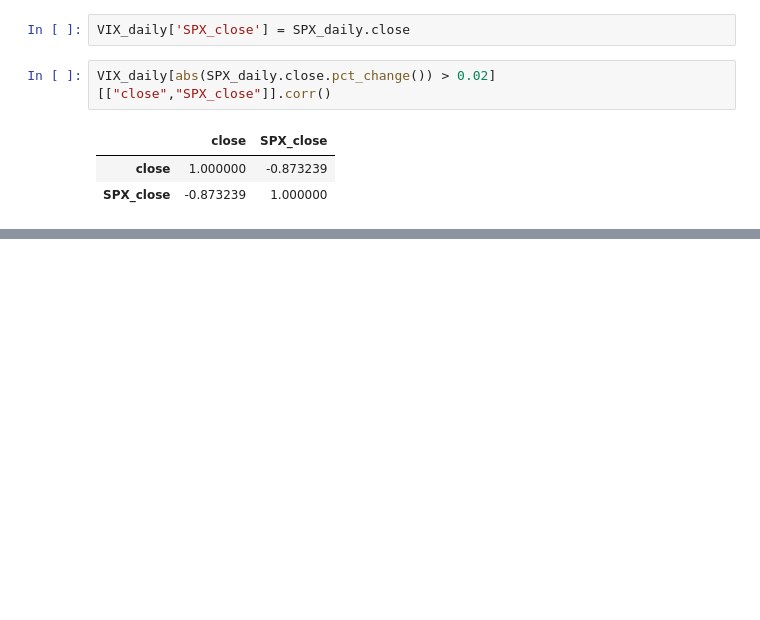
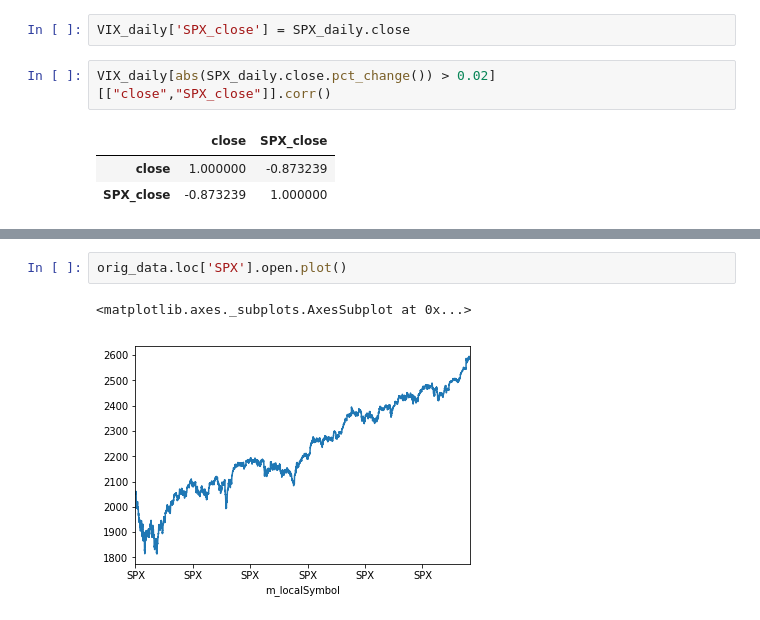
Before and after one commit to bigbaiwhite/arc_stone_project, a Jupyter notebook: arc_stone_project/arc_stone_project.ipynb, the cells around one changed output, grey strips where cells are left out. Saved outputs shown, nothing was run; the diff lists cells and outputs as text; blank space fills up the shorter version.

```diff
--- a/arc_stone_project/arc_stone_project.ipynb
+++ b/arc_stone_project/arc_stone_project.ipynb
@@ -69,0 +98,5 @@ VIX_daily[abs(SPX_daily.close.pct_change()) > 0.02][["close","SPX_close"]].corr(
+# %%
+orig_data.loc['SPX'].open.plot()
+# %% [output]
+<matplotlib.axes._subplots.AxesSubplot at 0x...>
+[figure, added]
```
Also changed, not shown: parts of 9 cells of this notebook.
